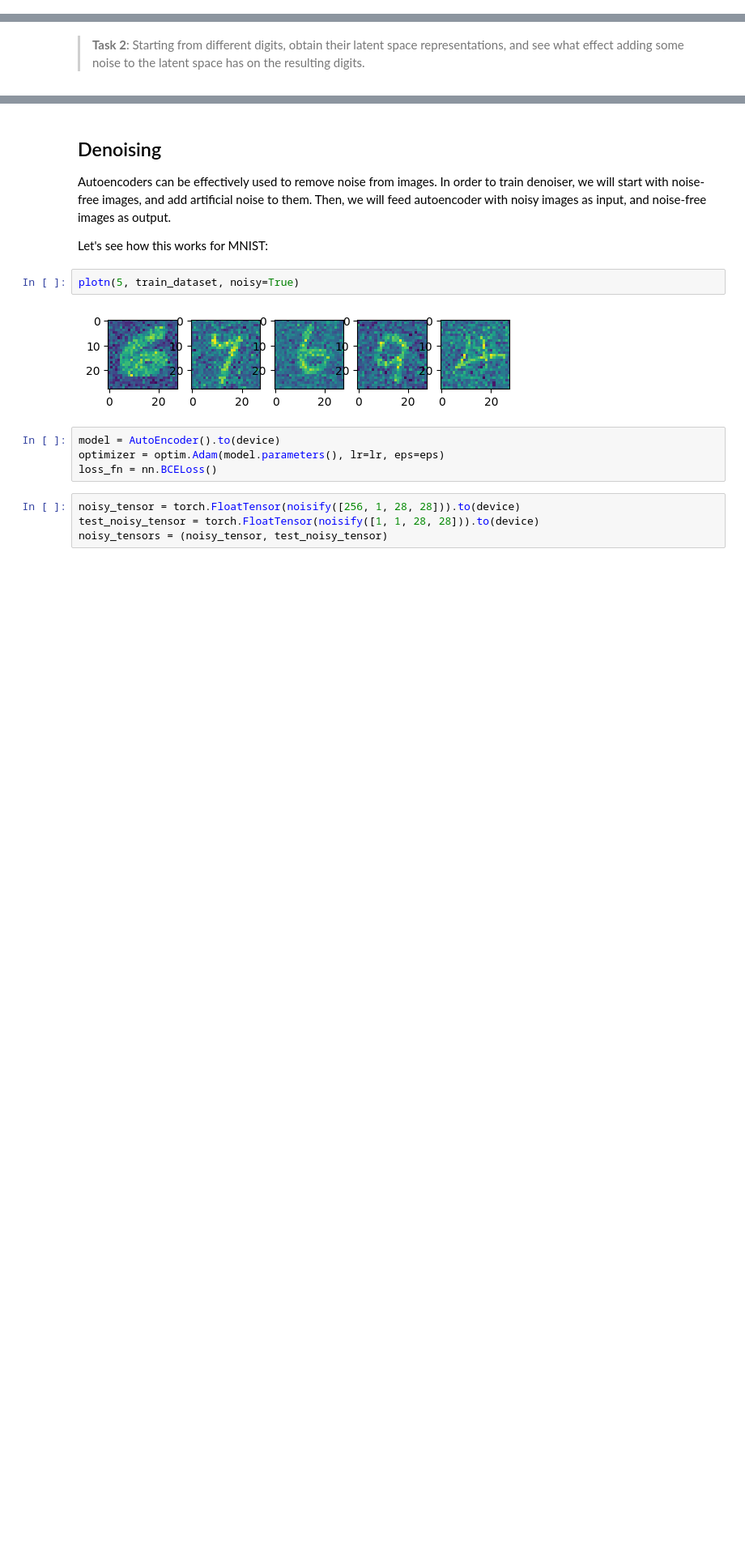
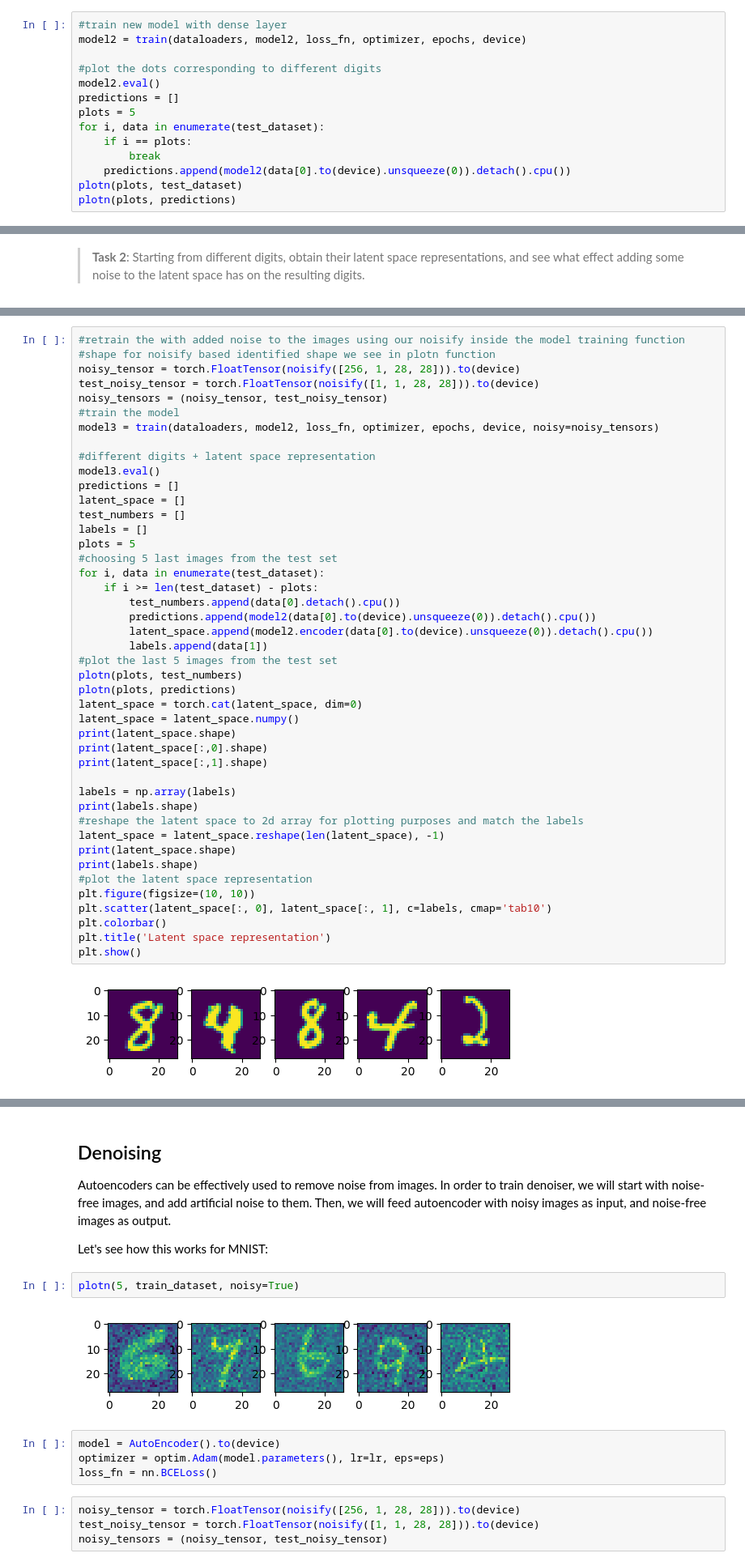
Before and after one commit to onexi/autoencoders-KBoukin, a Jupyter notebook: AutoEncodersPyTorch.ipynb, the cells around one changed output, grey strips where cells are left out. Shown at 81% size. Saved outputs shown, nothing was run; the diff lists cells and outputs as text; blank space fills up the shorter version.

```diff
--- a/AutoEncodersPyTorch.ipynb
+++ b/AutoEncodersPyTorch.ipynb
@@ -478,0 +566,14 @@ KeyboardInterrupt:
+# %%
+#train new model with dense layer
+model2 = train(dataloaders, model2, loss_fn, optimizer, epochs, device)
+
+#plot the dots corresponding to different digits
+model2.eval()
+predictions = []
+plots = 5
+for i, data in enumerate(test_dataset):
+    if i == plots:
+        break
+    predictions.append(model2(data[0].to(device).unsqueeze(0)).detach().cpu())
+plotn(plots, test_dataset)
+plotn(plots, predictions)
@@ -566,0 +621,46 @@ RuntimeError: shape '[-1, 784]' is invalid for input of size 144
+# %%
+#retrain the with added noise to the images using our noisify inside the model training function
+#shape for noisify based identified shape we see in plotn function
+noisy_tensor = torch.FloatTensor(noisify([256, 1, 28, 28])).to(device)
+test_noisy_tensor = torch.FloatTensor(noisify([1, 1, 28, 28])).to(device)
+noisy_tensors = (noisy_tensor, test_noisy_tensor)
+#train the model
+model3 = train(dataloaders, model2, loss_fn, optimizer, epochs, device, noisy=noisy_tensors)
+
+#different digits + latent space representation
+model3.eval()
+predictions = []
+latent_space = []
+test_numbers = []
+labels = []
+plots = 5
+#choosing 5 last images from the test set
+for i, data in enumerate(test_dataset):
+    if i >= len(test_dataset) - plots:
+        test_numbers.append(data[0].detach().cpu())
+        predictions.append(model2(data[0].to(device).unsqueeze(0)).detach().cpu())
+        latent_space.append(model2.encoder(data[0].to(device).unsqueeze(0)).detach().cpu())
+        labels.append(data[1])
+#plot the last 5 images from the test set
+plotn(plots, test_numbers)
+plotn(plots, predictions)
+latent_space = torch.cat(latent_space, dim=0)
+latent_space = latent_space.numpy()
+print(latent_space.shape)
+print(latent_space[:,0].shape)
+print(latent_space[:,1].shape)
+
+labels = np.array(labels)
+print(labels.shape)
+#reshape the latent space to 2d array for plotting purposes and match the labels
+latent_space = latent_space.reshape(len(latent_space), -1)
+print(latent_space.shape)
+print(labels.shape)
+#plot the latent space representation
+plt.figure(figsize=(10, 10))
+plt.scatter(latent_space[:, 0], latent_space[:, 1], c=labels, cmap='tab10')
+plt.colorbar()
+plt.title('Latent space representation')
+plt.show()
+# %% [output]
+[figure, added]
```
Also changed, not shown: parts of 7 cells of this notebook.
